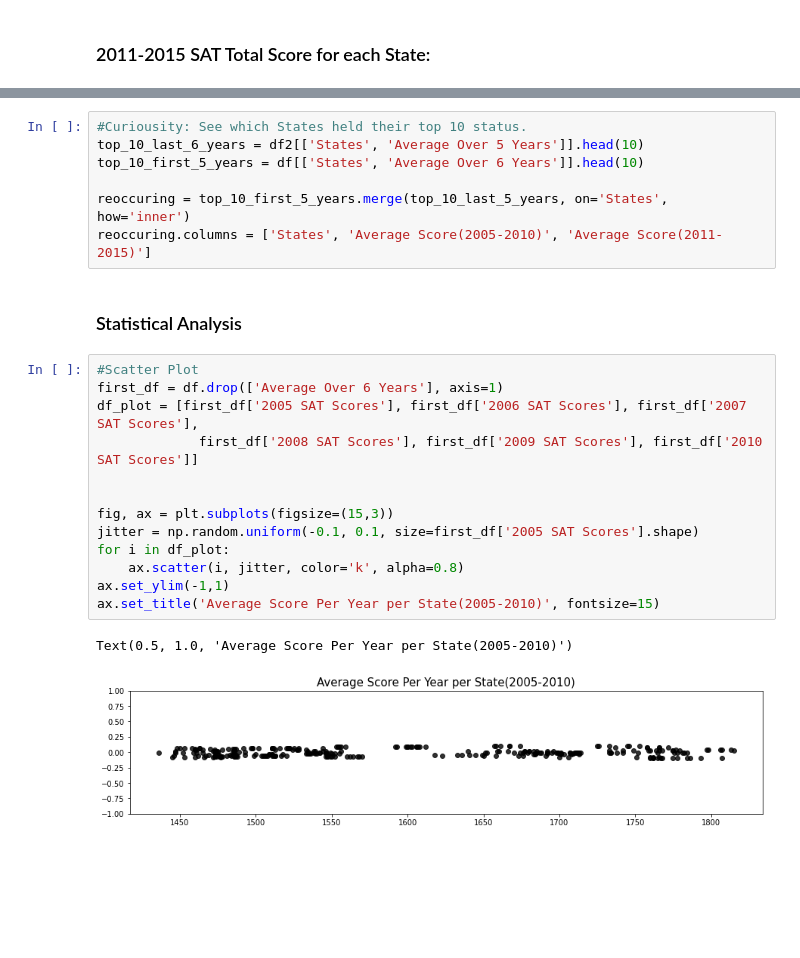
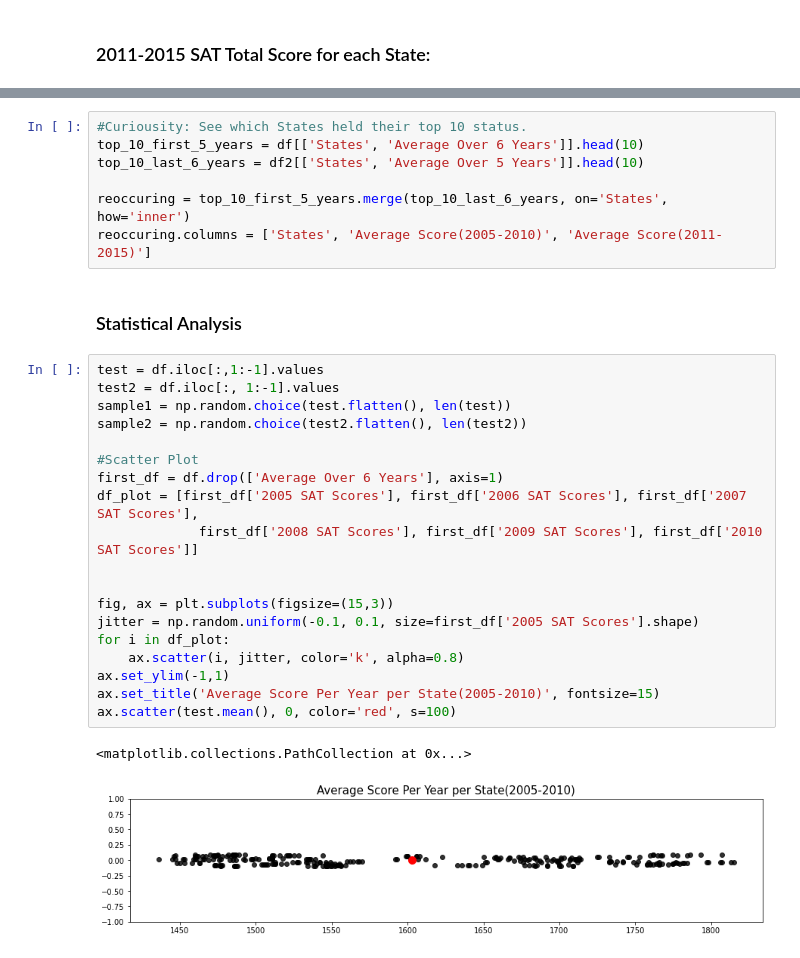
Before and after one commit to phamc4/Projects, a Jupyter notebook: SAT_changes.ipynb, the cells around one changed output, grey strips where cells are left out. Saved outputs shown, nothing was run; the diff lists cells and outputs as text; blank space fills up the shorter version.

Commit message:
Modify graphs

```diff
--- a/SAT_changes.ipynb
+++ b/SAT_changes.ipynb
@@ -161,29 +161,35 @@ Text(0.5, 51.0, 'SAT Score')
 [figure]
 # %%
 #Curiousity: See which States held their top 10 status.
+top_10_first_5_years = df[['States', 'Average Over 6 Years']].head(10)
 top_10_last_6_years = df2[['States', 'Average Over 5 Years']].head(10)
-top_10_first_5_years = df[['States', 'Average Over 6 Years']].head(10)
 
-reoccuring = top_10_first_5_years.merge(top_10_last_5_years, on='States', how='inner')
+reoccuring = top_10_first_5_years.merge(top_10_last_6_years, on='States', how='inner')
 reoccuring.columns = ['States', 'Average Score(2005-2010)', 'Average Score(2011-2015)']
 # %% [markdown]
 ### Statistical Analysis
 # %%
+test = df.iloc[:,1:-1].values
+test2 = df.iloc[:, 1:-1].values
+sample1 = np.random.choice(test.flatten(), len(test))
+sample2 = np.random.choice(test2.flatten(), len(test2))
+
 #Scatter Plot
 first_df = df.drop(['Average Over 6 Years'], axis=1)
 df_plot = [first_df['2005 SAT Scores'], first_df['2006 SAT Scores'], first_df['2007 SAT Scores'],
              first_df['2008 SAT Scores'], first_df['2009 SAT Scores'], first_df['2010 SAT Scores']]
 
 
 fig, ax = plt.subplots(figsize=(15,3))
 jitter = np.random.uniform(-0.1, 0.1, size=first_df['2005 SAT Scores'].shape)
 for i in df_plot:
     ax.scatter(i, jitter, color='k', alpha=0.8)
 ax.set_ylim(-1,1)
 ax.set_title('Average Score Per Year per State(2005-2010)', fontsize=15)
+ax.scatter(test.mean(), 0, color='red', s=100)
 # %% [output]
-Text(0.5, 1.0, 'Average Score Per Year per State(2005-2010)')
+<matplotlib.collections.PathCollection at 0x...>
-[figure, old version]
+[figure, new version]
 # %%
 second_df = df2.drop(['Average Over 5 Years'], axis=1)
 df2_plot = [second_df['2011 SAT Scores'], second_df['2012 SAT Scores'], second_df['2013 SAT Scores'],
```
Also changed, not shown: parts of 6 cells of this notebook.
